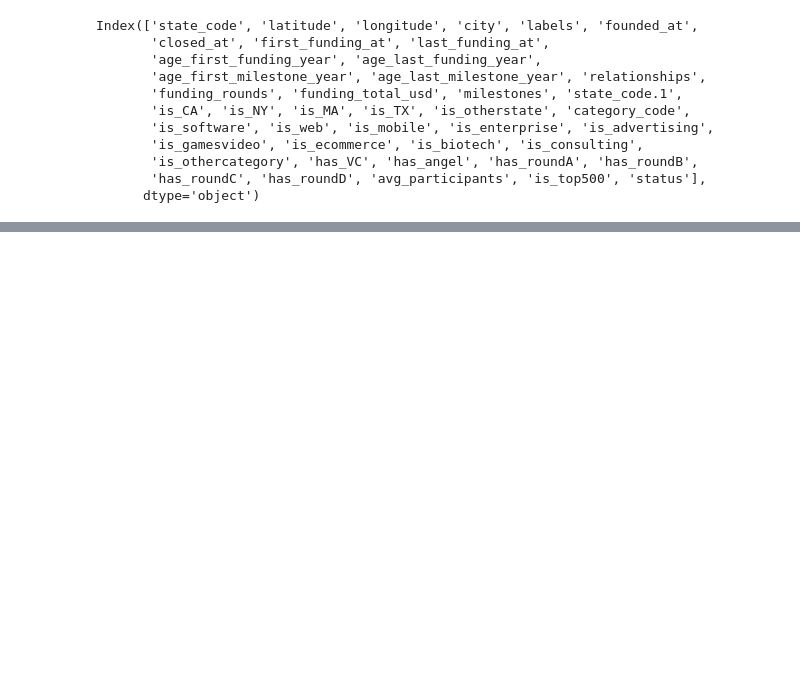
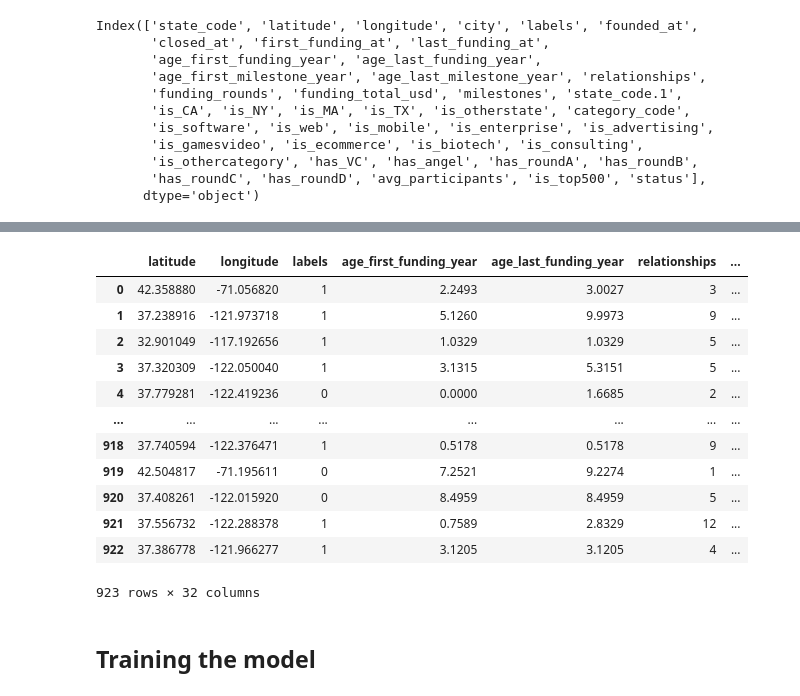
Before and after one commit to BoltStrike77/SparkHub, a Jupyter notebook: startupPredictor.ipynb, the cells around one changed output, grey strips where cells are left out. Drawn from its saved outputs; the diff is of its cells as text; code cells hidden in the pictures; blank space fills up the shorter version.

```diff
--- a/startupPredictor.ipynb
+++ b/startupPredictor.ipynb
@@ -37,14 +39,3 @@ Index(['state_code', 'latitude', 'longitude', 'city', 'labels', 'founded_at',
        'is_othercategory', 'has_VC', 'has_angel', 'has_roundA', 'has_roundB',
        'has_roundC', 'has_roundD', 'avg_participants', 'is_top500', 'status'],
       dtype='object')
-# %%
-from sklearn.preprocessing import OneHotEncoder
-
-# drop all catagoerical (text) columns
-numerical = []
-for column in df.columns:
-  try:
-      df[column] = df[column].astype(float)
-      numerical += column
-  except:
-     pass
@@ -50,0 +92,19 @@ for column in df.columns:
+# %%
+#we will drop the non-numeric columns
+df = df.apply(pd.to_numeric, errors='coerce')
+df = df.dropna(axis=1)
+df
+# %% [output]
+|  | latitude | longitude | labels | age_first_funding_year | age_last_funding_year | relationships | ... |
+| 0 | 42.358880 | -71.056820 | 1 | 2.2493 | 3.0027 | 3 | ... |
+| 1 | 37.238916 | -121.973718 | 1 | 5.1260 | 9.9973 | 9 | ... |
+| 2 | 32.901049 | -117.192656 | 1 | 1.0329 | 1.0329 | 5 | ... |
+| 3 | 37.320309 | -122.050040 | 1 | 3.1315 | 5.3151 | 5 | ... |
+| 4 | 37.779281 | -122.419236 | 0 | 0.0000 | 1.6685 | 2 | ... |
+| ... | ... | ... | ... | ... | ... | ... | ... |
+| 918 | 37.740594 | -122.376471 | 1 | 0.5178 | 0.5178 | 9 | ... |
+| 919 | 42.504817 | -71.195611 | 0 | 7.2521 | 9.2274 | 1 | ... |
+| 920 | 37.408261 | -122.015920 | 0 | 8.4959 | 8.4959 | 5 | ... |
+| 921 | 37.556732 | -122.288378 | 1 | 0.7589 | 2.8329 | 12 | ... |
+| 922 | 37.386778 | -121.966277 | 1 | 3.1205 | 3.1205 | 4 | ... |
+923 rows × 32 columns
@@ -50,0 +117,2 @@ for column in df.columns:
+# %% [markdown]
+## Training the model
```
Also changed, not shown: parts of 7 cells of this notebook.
